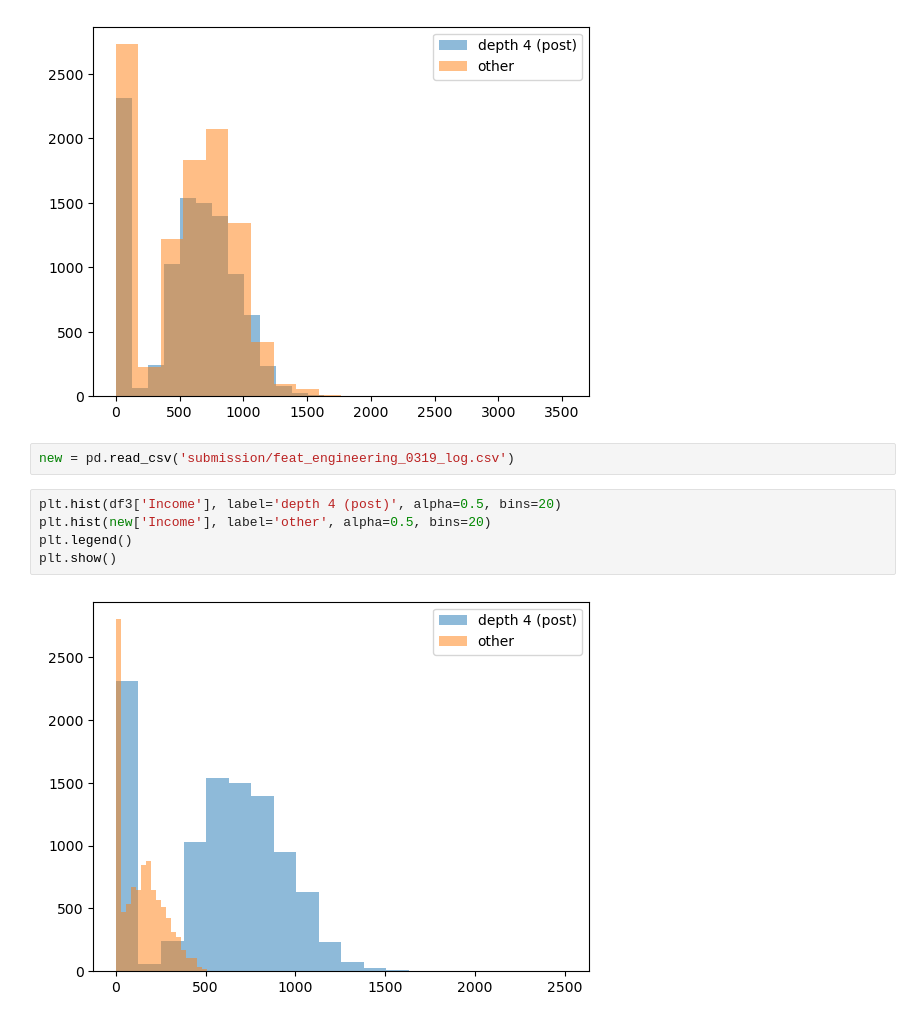
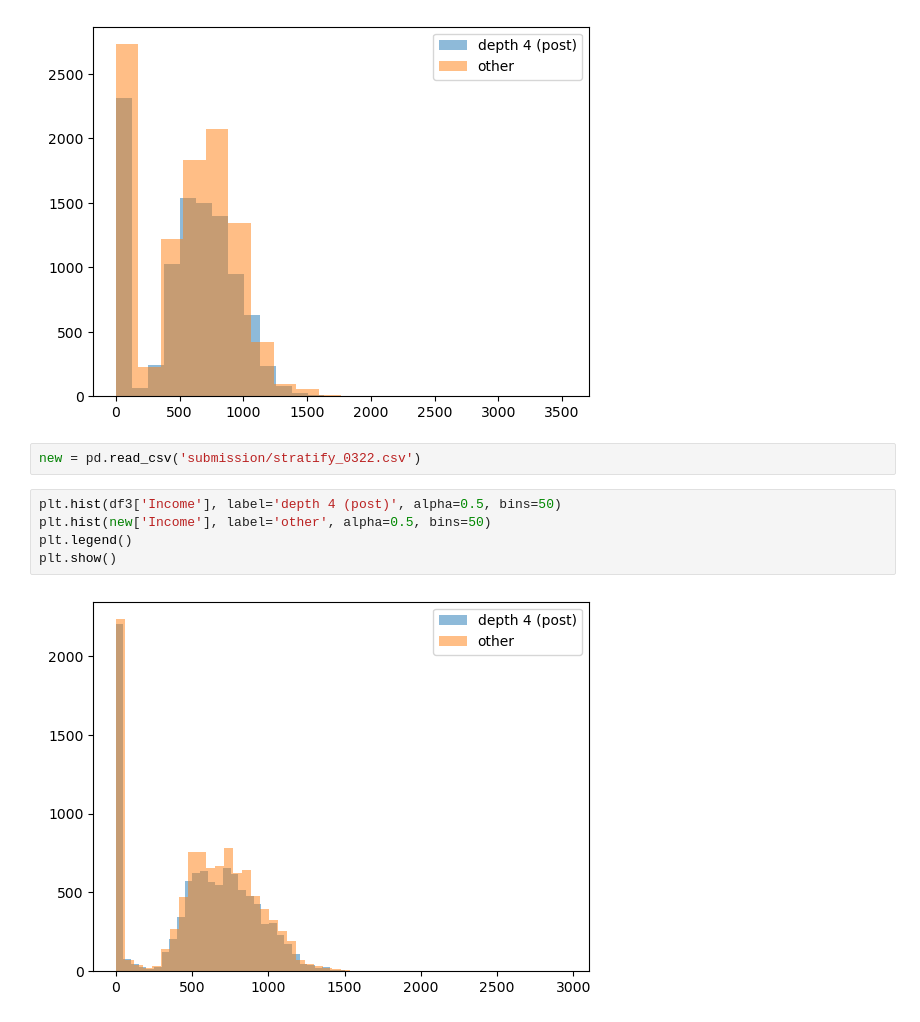
Before and after one commit to Sunbin-Lee/dacon-income, a Jupyter notebook: target_eda.ipynb, the cells around one changed output. Saved outputs shown, nothing was run; the diff lists cells and outputs as text.

```diff
--- a/target_eda.ipynb
+++ b/target_eda.ipynb
@@ -49,11 +49,11 @@ plt.show()
 # %% [output]
 [figure]
 # %%
-new = pd.read_csv('submission/feat_engineering_0319_log.csv')
+new = pd.read_csv('submission/stratify_0322.csv')
 # %%
-plt.hist(df3['Income'], label='depth 4 (post)', alpha=0.5, bins=20)
-plt.hist(new['Income'], label='other', alpha=0.5, bins=20)
+plt.hist(df3['Income'], label='depth 4 (post)', alpha=0.5, bins=50)
+plt.hist(new['Income'], label='other', alpha=0.5, bins=50)
 plt.legend()
 plt.show()
 # %% [output]
-[figure, old version]
+[figure, new version]
```
Also changed, not shown: parts of 2 cells of this notebook, 4 other files.
